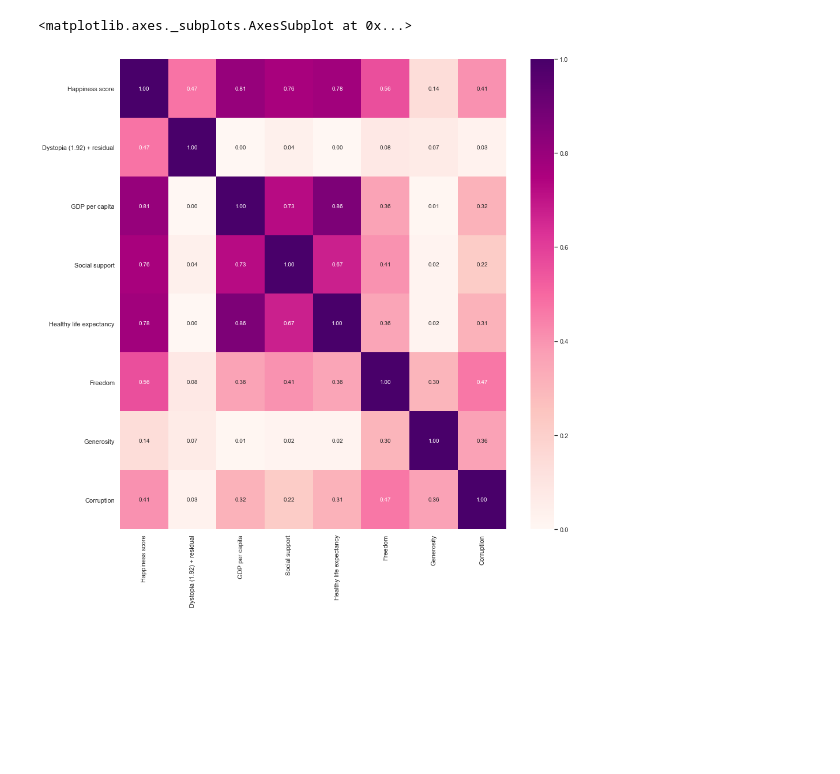
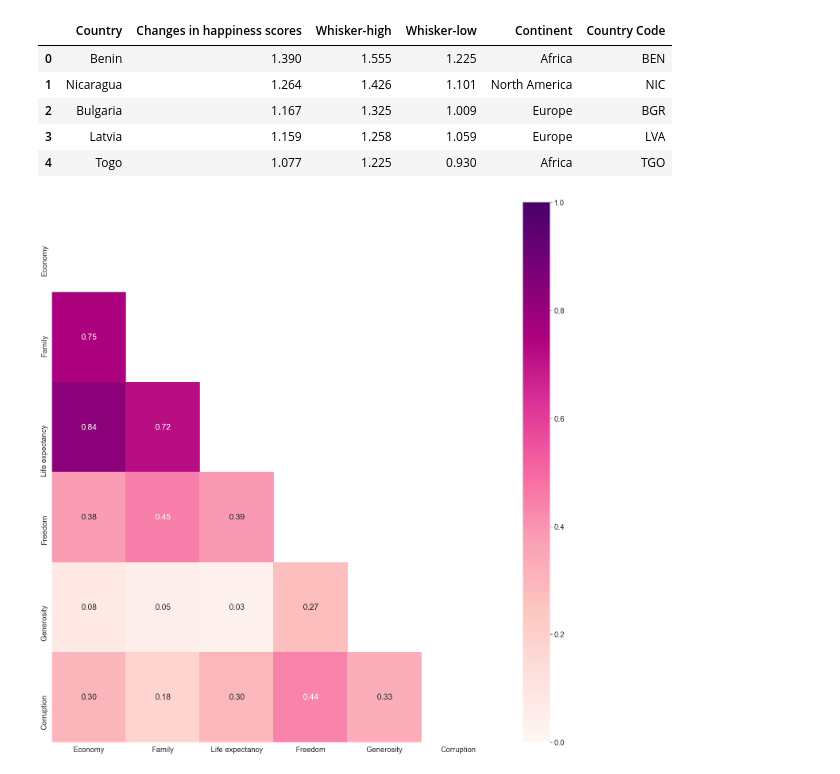
Before and after one commit to adithyaxx/world-happiness-report-analysis, a Jupyter notebook: Adi_Assignment.ipynb, the cells around one changed output. Drawn from its saved outputs; the diff is of its cells as text; code cells hidden in the pictures; blank space fills up the shorter version.

```diff
--- a/Adi_Assignment.ipynb
+++ b/Adi_Assignment.ipynb
@@ -12,38 +39,32 @@ sb.set()
 # %%
 codes = pd.read_csv('country_codes.csv')
 continentCodes = pd.read_csv('continents.csv')
-df = pd.read_csv('data.csv')
+codes = codes.set_index("COUNTRY")
+continentCodes = continentCodes.set_index("Country")
+countryCodes = []
+continents = []
 
-df = df.rename(columns={'Explained by: GDP per capita': 'GDP per capita', 'Explained by: Social support': 'Social support', 'Explained by: Healthy life expectancy': 'Healthy life expectancy', 'Explained by: Freedom to make life choices': 'Freedom', 'Explained by: Generosity': 'Generosity', 'Explained by: Perceptions of corruption': 'Corruption'})
+df = df.rename(columns={'Explained by: GDP per capita': 'Economy', 'Explained by: Social support': 'Family', 'Explained by: Healthy life expectancy': 'Life expectancy', 'Explained by: Freedom to make life choices': 'Freedom', 'Explained by: Generosity': 'Generosity', 'Explained by: Perceptions of corruption': 'Corruption', 'Dystopia (1.88) + residual': 'Dystopia'})
 
 df = df.replace('Taiwan Province of China', 'Taiwan')
 df = df.replace('South Korea', 'Korea, South')
 df = df.replace('North Korea', 'Korea, North')
-df = df.replace('Northern Cyprus', 'Cyprus')
-df = df.replace('Hong Kong SAR, China', 'Hong Kong')
+df = df.replace('North Cyprus', 'Cyprus')
+df = df.replace('Hong Kong S.A.R. of China', 'Hong Kong')
 df = df.replace('Palestinian Territories', 'West Bank')
-
+df = df.replace('Ivory Coast', 'Cote d\'Ivoire')
 df = df.replace('Congo (Brazzaville)', 'Congo, Republic of the')
 df = df.replace('Congo (Kinshasa)', 'Congo, Democratic Republic of the')
 df = df.replace('Myanmar', 'Burma')
 df = df.replace({'&': 'and'}, regex=True)
 
-codes = codes.set_index("COUNTRY")
-continentCodes = continentCodes.set_index("Country")
-
-countryCodes = []
-continents = []
-
 for row in df['Country']:
     continents.append(continentCodes.loc[row, 'Continent'])
-
-df['Continent'] = continents
-
-df = df.replace('Ivory Coast', 'Cote d\'Ivoire')
 
 for row in df['Country']:
     countryCodes.append(codes.loc[row, 'CODE'])
 
+df['Continent'] = continents
 df['Country Code'] = countryCodes
 
 df.head()
@@ -57,9 +78,50 @@ df.head()
+# %%
+countryCodes = []
+continents = []
+
+change = change.rename(columns={'Explained by: GDP per capita': 'Economy', 'Explained by: Social support': 'Family', 'Explained by: Healthy life expectancy': 'Life expectancy', 'Explained by: Freedom to make life choices': 'Freedom', 'Explained by: Generosity': 'Generosity', 'Explained by: Perceptions of corruption': 'Corruption', 'Dystopia (1.88) + residual': 'Dystopia'})
+
+change = change.replace('Taiwan Province of China', 'Taiwan')
+change = change.replace('South Korea', 'Korea, South')
+change = change.replace('North Korea', 'Korea, North')
+change = change.replace('North Cyprus', 'Cyprus')
+change = change.replace('Hong Kong S.A.R. of China', 'Hong Kong')
+change = change.replace('Palestinian Territories', 'West Bank')
+change = change.replace('Ivory Coast', 'Cote d\'Ivoire')
+change = change.replace('Congo (Brazzaville)', 'Congo, Republic of the')
+change = change.replace('Congo (Kinshasa)', 'Congo, Democratic Republic of the')
+change = change.replace('Myanmar', 'Burma')
+change = change.replace({'&': 'and'}, regex=True)
+
+for row in change['Country']:
+    continents.append(continentCodes.loc[row, 'Continent'])
+
+for row in change['Country']:
+    countryCodes.append(codes.loc[row, 'CODE'])
+
+change['Continent'] = continents
+change['Country Code'] = countryCodes
+change.head()
+# %% [output]
+|  | Country | Changes in happiness scores | Whisker-high | Whisker-low | Continent | Country Code |
+| 0 | Benin | 1.390 | 1.555 | 1.225 | Africa | BEN |
+| 1 | Nicaragua | 1.264 | 1.426 | 1.101 | North America | NIC |
+| 2 | Bulgaria | 1.167 | 1.325 | 1.009 | Europe | BGR |
+| 3 | Latvia | 1.159 | 1.258 | 1.059 | Europe | LVA |
+| 4 | Togo | 1.077 | 1.225 | 0.930 | Africa | TGO |
 # %%
-columns = ['Happiness score', 'Dystopia (1.92) + residual', 'GDP per capita', 'Social support', 'Healthy life expectancy', 'Freedom', 'Generosity', 'Corruption', 'Continent']
-trainDF = df[columns]
+columns = ['Economy', 'Family', 'Life expectancy', 'Freedom', 'Generosity', 'Corruption', 'Happiness score', 'Continent']
+filteredDF = df[columns]
 
-f, axes = plt.subplots(1, 1, figsize=(15, 15))
-sb.heatmap(trainDF.corr().abs(), vmin = 0, vmax = 1, annot = True, fmt = ".2f", cmap="RdPu", cbar=True)
+columns = ['Economy', 'Family', 'Life expectancy', 'Freedom', 'Generosity', 'Corruption', 'Continent']
+heatmapDF = df[columns]
+
+sb.set(font_scale=1.7)
+mask = np.zeros_like(heatmapDF.corr().abs())
+mask[np.triu_indices_from(mask)] = True
+with sb.axes_style("white"):
+    f, axes = plt.subplots(1, 1, figsize=(25, 25))
+    sb_heatmap = sb.heatmap(heatmapDF.corr().abs(), vmin = 0, vmax = 1, annot = True, fmt = ".2f", cmap="RdPu", cbar=True, mask=mask)
+sb_heatmap.figure.savefig("Diagrams/heatmap.png", dpi=200)
 # %% [output]
-<matplotlib.axes._subplots.AxesSubplot at 0x...>
-[figure, old version]
+[figure, new version]
```
Also changed, not shown: parts of 23 cells of this notebook, 20 other files.
